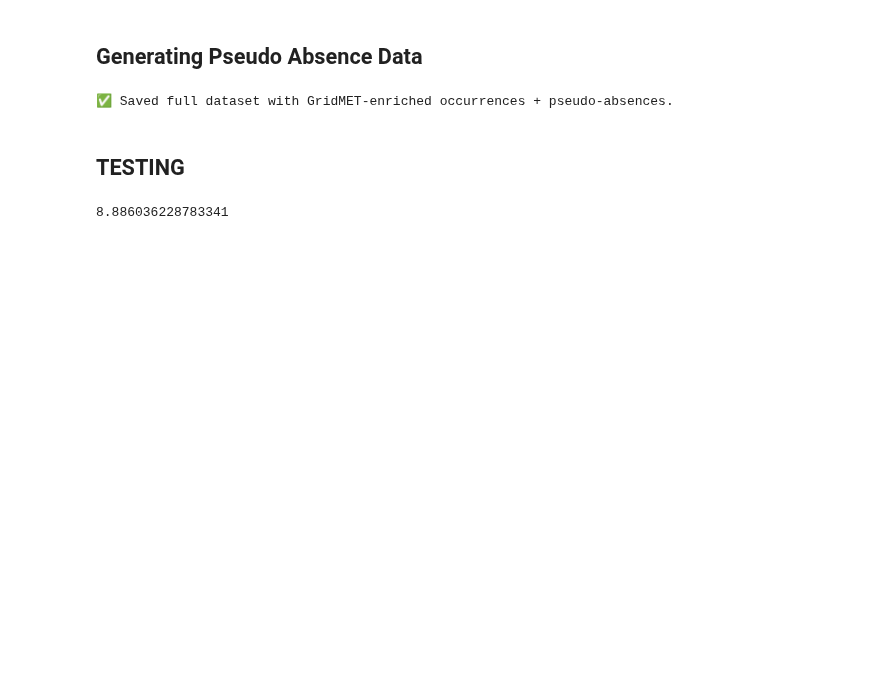
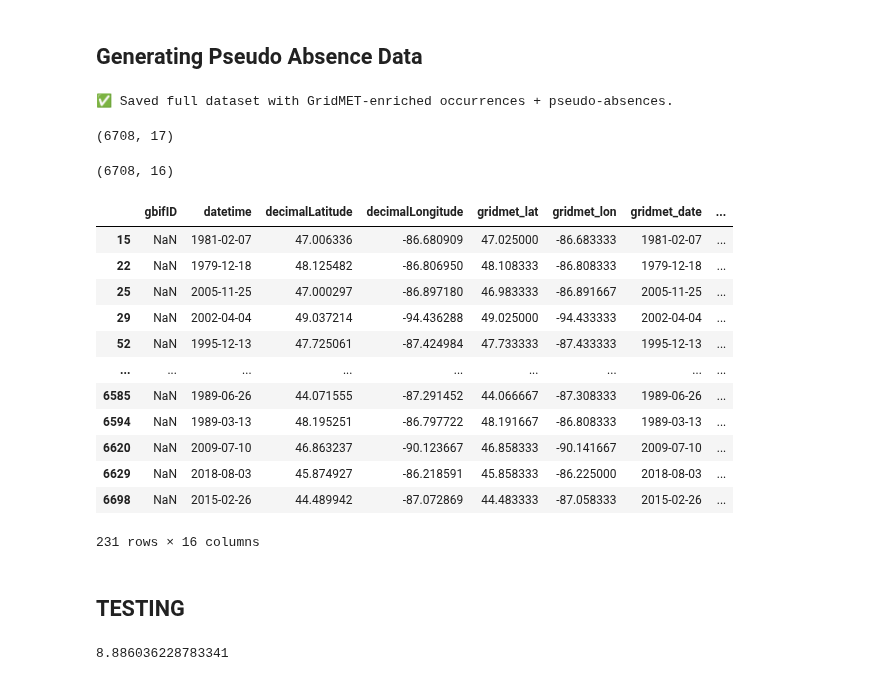
Before and after one commit to BOYSABIO/Huckleberry-Habitat-Suitability-Model, a Jupyter notebook: notebooks/Huckleberry.ipynb, the cells around one changed output. Cells and saved outputs as stored; diff of their text form; code cells hidden in the pictures; blank space fills up the shorter version.

```diff
--- a/notebooks/Huckleberry.ipynb
+++ b/notebooks/Huckleberry.ipynb
@@ -623,6 +623,32 @@ combined.to_csv("../data/enriched/huckleberries_pseudoabsence.csv", index=False)
 print("✅ Saved full dataset with GridMET-enriched occurrences + pseudo-absences.")
 # %% [output]
 ✅ Saved full dataset with GridMET-enriched occurrences + pseudo-absences.
+# %%
+import pandas as pd
+
+pseudo_df = pd.read_csv('../data/enriched/HB_PSEUDO.csv')
+display(pseudo_df.shape)
+pseudo_df = pseudo_df.drop('date', axis=1)
+display(pseudo_df.shape)
+display(pseudo_df[pseudo_df['air_temperature'].isna()])
+pseudo_df.dropna(subset=[col for col in pseudo_df.columns if col != 'gbifID'], inplace=True)
+pseudo_df.to_csv('../data/enriched/HB_PSEUDO_clean.csv', index=False)
+# %% [output]
+(6708, 17)
+(6708, 16)
+|  | gbifID | datetime | decimalLatitude | decimalLongitude | gridmet_lat | gridmet_lon | gridmet_date | ... |
+| 15 | NaN | 1981-02-07 | 47.006336 | -86.680909 | 47.025000 | -86.683333 | 1981-02-07 | ... |
+| 22 | NaN | 1979-12-18 | 48.125482 | -86.806950 | 48.108333 | -86.808333 | 1979-12-18 | ... |
+| 25 | NaN | 2005-11-25 | 47.000297 | -86.897180 | 46.983333 | -86.891667 | 2005-11-25 | ... |
+| 29 | NaN | 2002-04-04 | 49.037214 | -94.436288 | 49.025000 | -94.433333 | 2002-04-04 | ... |
+| 52 | NaN | 1995-12-13 | 47.725061 | -87.424984 | 47.733333 | -87.433333 | 1995-12-13 | ... |
+| ... | ... | ... | ... | ... | ... | ... | ... | ... |
+| 6585 | NaN | 1989-06-26 | 44.071555 | -87.291452 | 44.066667 | -87.308333 | 1989-06-26 | ... |
+| 6594 | NaN | 1989-03-13 | 48.195251 | -86.797722 | 48.191667 | -86.808333 | 1989-03-13 | ... |
+| 6620 | NaN | 2009-07-10 | 46.863237 | -90.123667 | 46.858333 | -90.141667 | 2009-07-10 | ... |
+| 6629 | NaN | 2018-08-03 | 45.874927 | -86.218591 | 45.858333 | -86.225000 | 2018-08-03 | ... |
+| 6698 | NaN | 2015-02-26 | 44.489942 | -87.072869 | 44.483333 | -87.058333 | 2015-02-26 | ... |
+231 rows × 16 columns
 # %% [markdown]
 ## TESTING
 # %%
```
Also changed, not shown: 6 other files.
